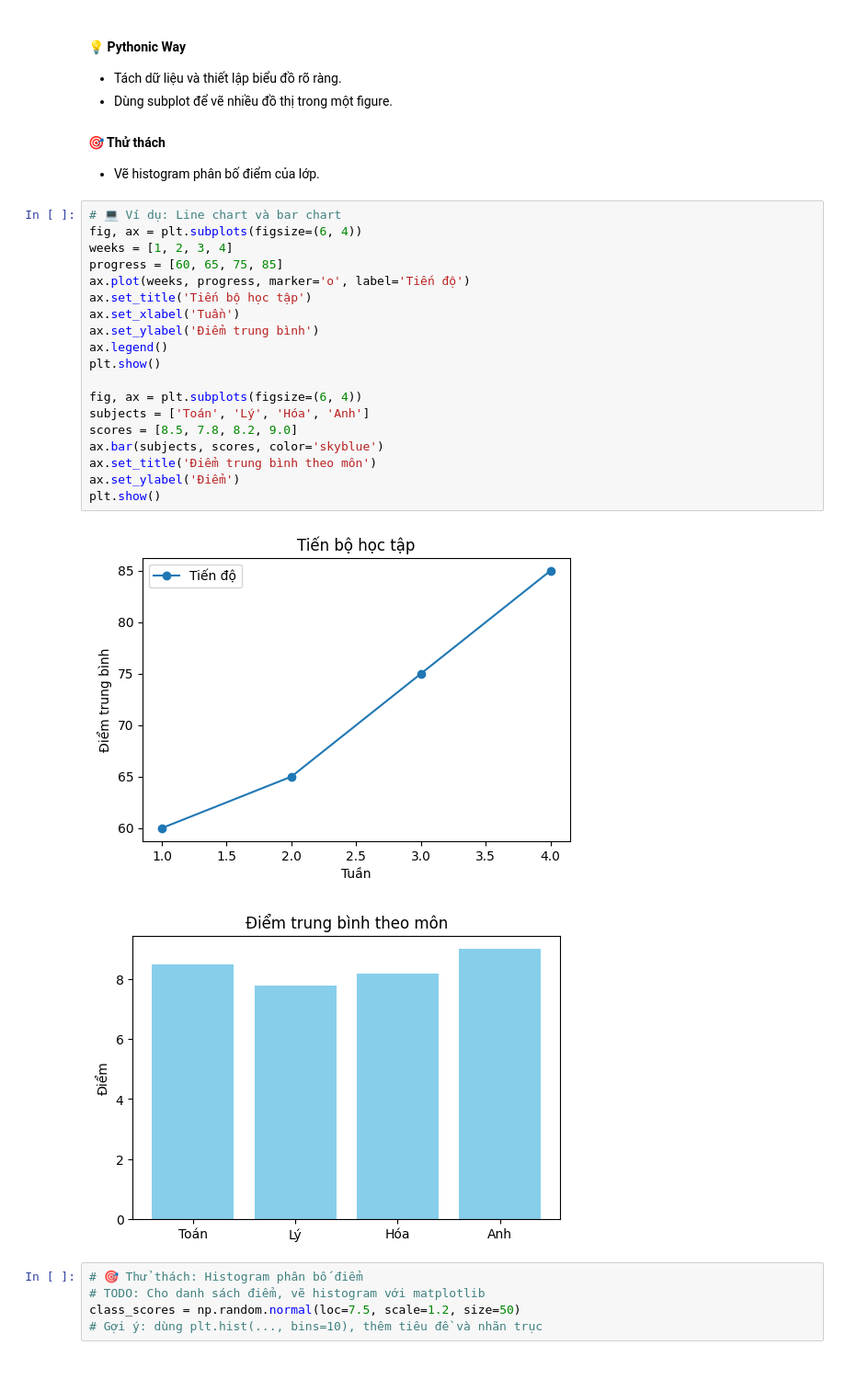
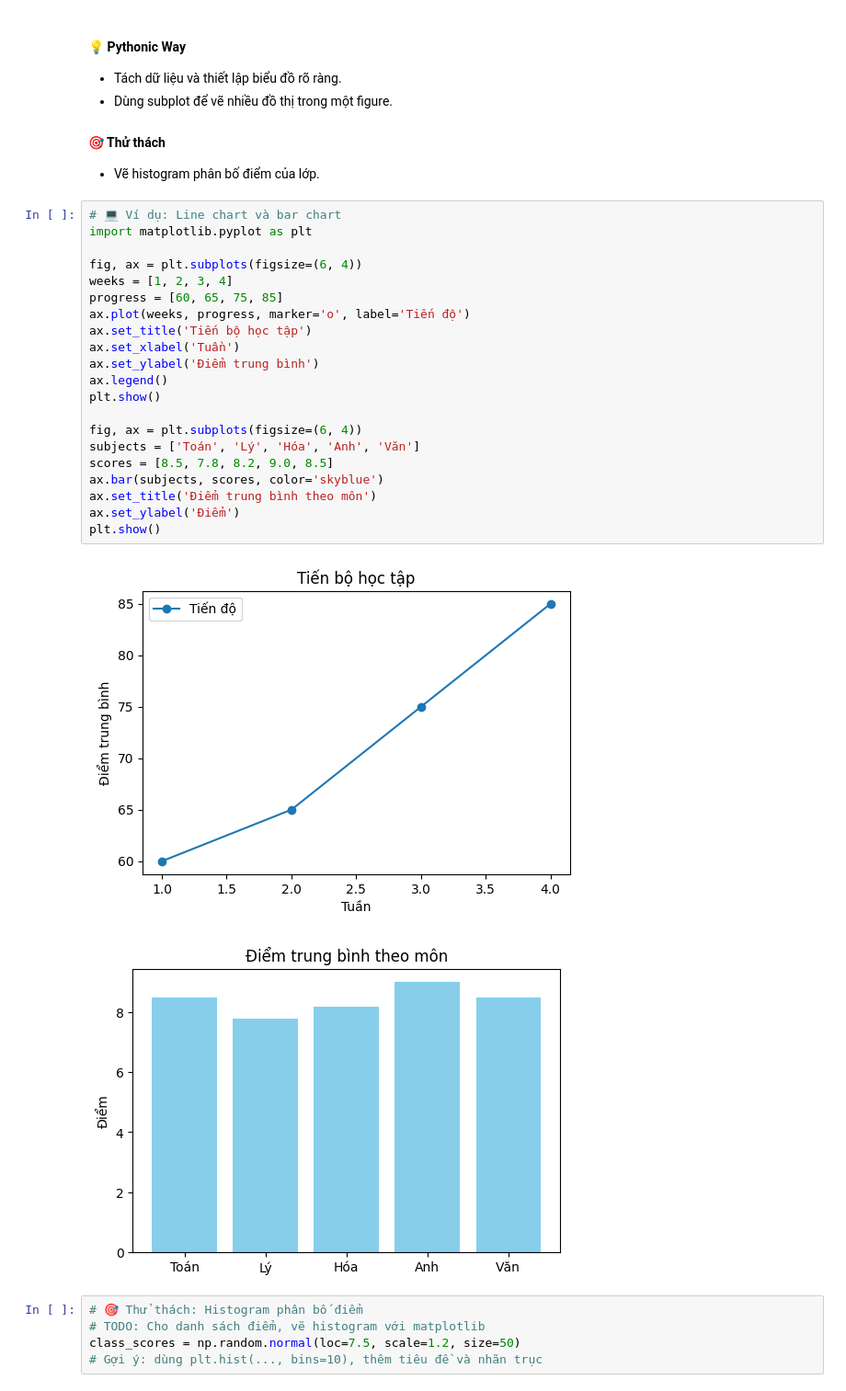
Before and after one commit to dongthethang2k15kkk/dtt2k15--challenge-AI2526, a Jupyter notebook: python_challenge_week.ipynb, the cells around one changed output. Shown at 92% size. Saved outputs shown, nothing was run; the diff lists cells and outputs as text.

```diff
--- a/python_challenge_week.ipynb
+++ b/python_challenge_week.ipynb
@@ -408,26 +431,28 @@ print(normalized_scores)
 - Vẽ histogram phân bố điểm của lớp.
 # %%
 # 💻 Ví dụ: Line chart và bar chart
+import matplotlib.pyplot as plt
+
 fig, ax = plt.subplots(figsize=(6, 4))
 weeks = [1, 2, 3, 4]
 progress = [60, 65, 75, 85]
 ax.plot(weeks, progress, marker='o', label='Tiến độ')
 ax.set_title('Tiến bộ học tập')
 ax.set_xlabel('Tuần')
 ax.set_ylabel('Điểm trung bình')
 ax.legend()
 plt.show()
 
 fig, ax = plt.subplots(figsize=(6, 4))
-subjects = ['Toán', 'Lý', 'Hóa', 'Anh']
-scores = [8.5, 7.8, 8.2, 9.0]
+subjects = ['Toán', 'Lý', 'Hóa', 'Anh', 'Văn']
+scores = [8.5, 7.8, 8.2, 9.0, 8.5]
 ax.bar(subjects, scores, color='skyblue')
 ax.set_title('Điểm trung bình theo môn')
 ax.set_ylabel('Điểm')
 plt.show()
 # %% [output]
 [figure]
-[figure, old version]
+[figure, new version]
 # %%
 # 🎯 Thử thách: Histogram phân bố điểm
 # TODO: Cho danh sách điểm, vẽ histogram với matplotlib
```
Also changed, not shown: parts of 1 cell of this notebook.
